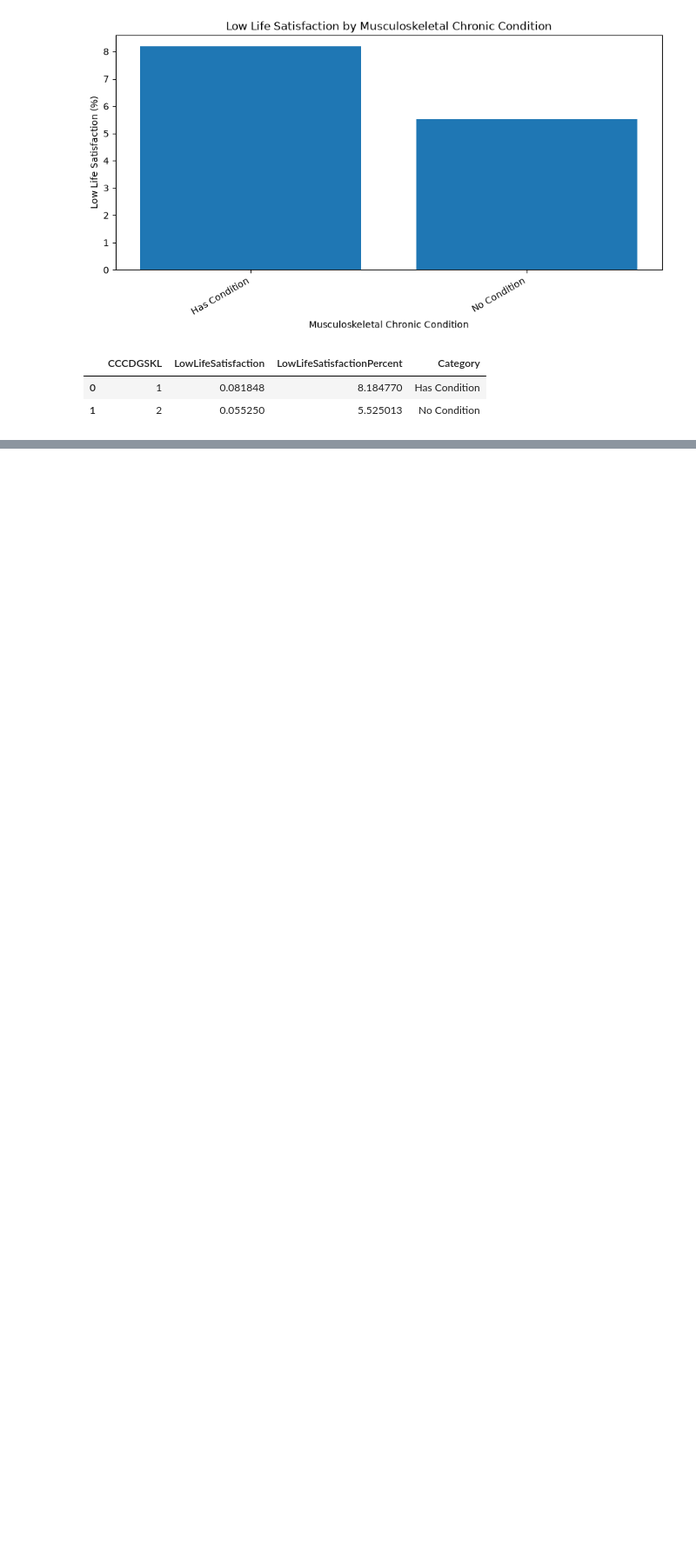
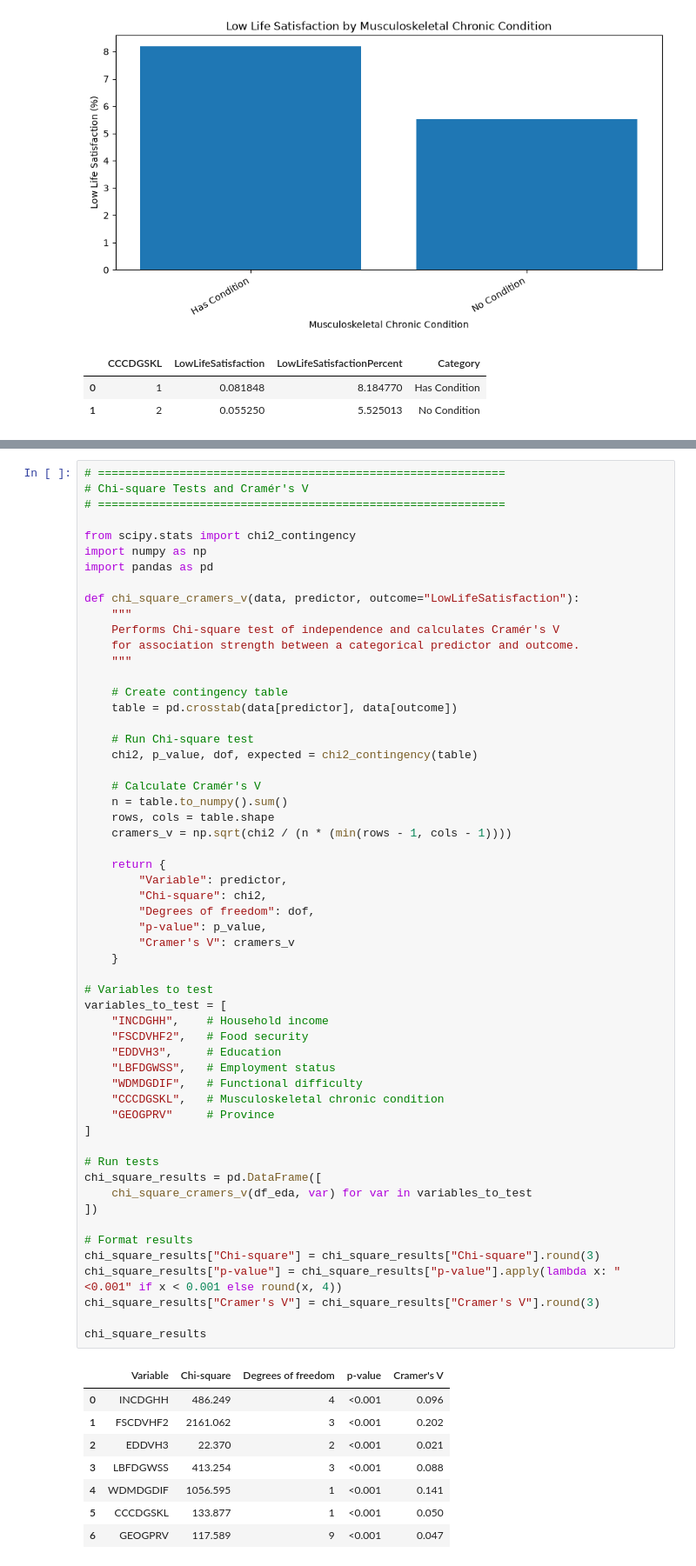
Before and after one commit to Khushboosingh1988/MRP_CCHS_2022, a Jupyter notebook: notebooks/02_exploratory_data_analysis.ipynb, the cells around one changed output, grey strips where cells are left out. Shown at 87% size. Saved outputs shown, nothing was run; the diff lists cells and outputs as text; blank space fills up the shorter version.

```diff
--- a/notebooks/02_exploratory_data_analysis.ipynb
+++ b/notebooks/02_exploratory_data_analysis.ipynb
@@ -317,0 +456,65 @@ chronic_summary
+# %%
+# ============================================================
+# Chi-square Tests and Cramér's V
+# ============================================================
+
+from scipy.stats import chi2_contingency
+import numpy as np
+import pandas as pd
+
+def chi_square_cramers_v(data, predictor, outcome="LowLifeSatisfaction"):
+    """
+    Performs Chi-square test of independence and calculates Cramér's V
+    for association strength between a categorical predictor and outcome.
+    """
+
+    # Create contingency table
+    table = pd.crosstab(data[predictor], data[outcome])
+
+    # Run Chi-square test
+    chi2, p_value, dof, expected = chi2_contingency(table)
+
+    # Calculate Cramér's V
+    n = table.to_numpy().sum()
+    rows, cols = table.shape
+    cramers_v = np.sqrt(chi2 / (n * (min(rows - 1, cols - 1))))
+
+    return {
+        "Variable": predictor,
+        "Chi-square": chi2,
+        "Degrees of freedom": dof,
+        "p-value": p_value,
+        "Cramer's V": cramers_v
+    }
+
+# Variables to test
+variables_to_test = [
+    "INCDGHH",    # Household income
+    "FSCDVHF2",   # Food security
+    "EDDVH3",     # Education
+    "LBFDGWSS",   # Employment status
+    "WDMDGDIF",   # Functional difficulty
+    "CCCDGSKL",   # Musculoskeletal chronic condition
+    "GEOGPRV"     # Province
+]
+
+# Run tests
+chi_square_results = pd.DataFrame([
+    chi_square_cramers_v(df_eda, var) for var in variables_to_test
+])
+
+# Format results
+chi_square_results["Chi-square"] = chi_square_results["Chi-square"].round(3)
+chi_square_results["p-value"] = chi_square_results["p-value"].apply(lambda x: "<0.001" if x < 0.001 else round(x, 4))
+chi_square_results["Cramer's V"] = chi_square_results["Cramer's V"].round(3)
+
+chi_square_results
+# %% [output]
+|  | Variable | Chi-square | Degrees of freedom | p-value | Cramer's V |
+| 0 | INCDGHH | 486.249 | 4 | <0.001 | 0.096 |
+| 1 | FSCDVHF2 | 2161.062 | 3 | <0.001 | 0.202 |
+| 2 | EDDVH3 | 22.370 | 2 | <0.001 | 0.021 |
+| 3 | LBFDGWSS | 413.254 | 3 | <0.001 | 0.088 |
+| 4 | WDMDGDIF | 1056.595 | 1 | <0.001 | 0.141 |
+| 5 | CCCDGSKL | 133.877 | 1 | <0.001 | 0.050 |
+| 6 | GEOGPRV | 117.589 | 9 | <0.001 | 0.047 |
```
Also changed, not shown: parts of 9 cells of this notebook.
